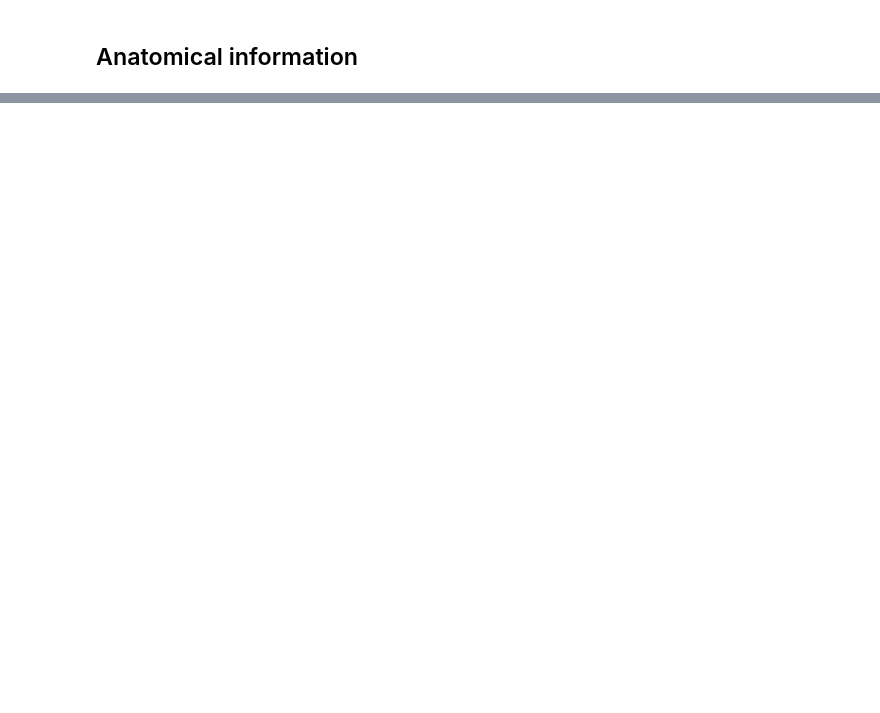
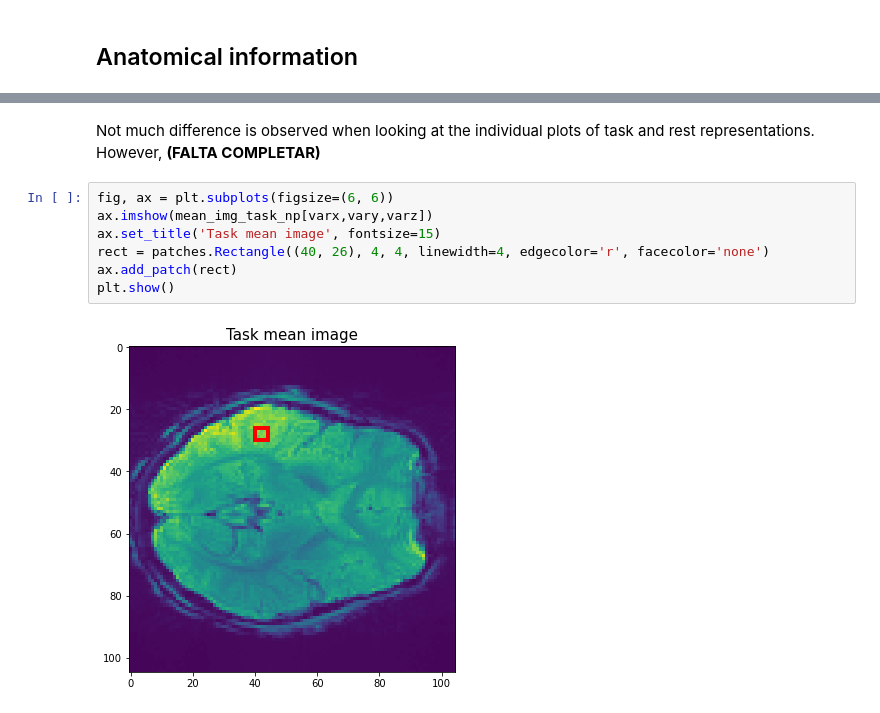
Before and after one commit to mrpotato180/final_project_neuroim, a Jupyter notebook: fMRI-EEG-Victor_Julia_Ernest_Alex.ipynb, the cells around one changed output, grey strips where cells are left out. Cells and saved outputs as stored; diff of their text form; blank space fills up the shorter version.

```diff
--- a/fMRI-EEG-Victor_Julia_Ernest_Alex.ipynb
+++ b/fMRI-EEG-Victor_Julia_Ernest_Alex.ipynb
@@ -114,0 +196,11 @@ The shape of the anatomical data is:
+# %% [markdown]
+Not much difference is observed when looking at the individual plots of task and rest representations. However,  __(FALTA COMPLETAR)__
+# %%
+fig, ax = plt.subplots(figsize=(6, 6))
+ax.imshow(mean_img_task_np[varx,vary,varz])
+ax.set_title('Task mean image', fontsize=15)
+rect = patches.Rectangle((40, 26), 4, 4, linewidth=4, edgecolor='r', facecolor='none')
+ax.add_patch(rect)
+plt.show()
+# %% [output]
+[figure, added]
```
Also changed, not shown: parts of 13 cells of this notebook, 1 other file.
